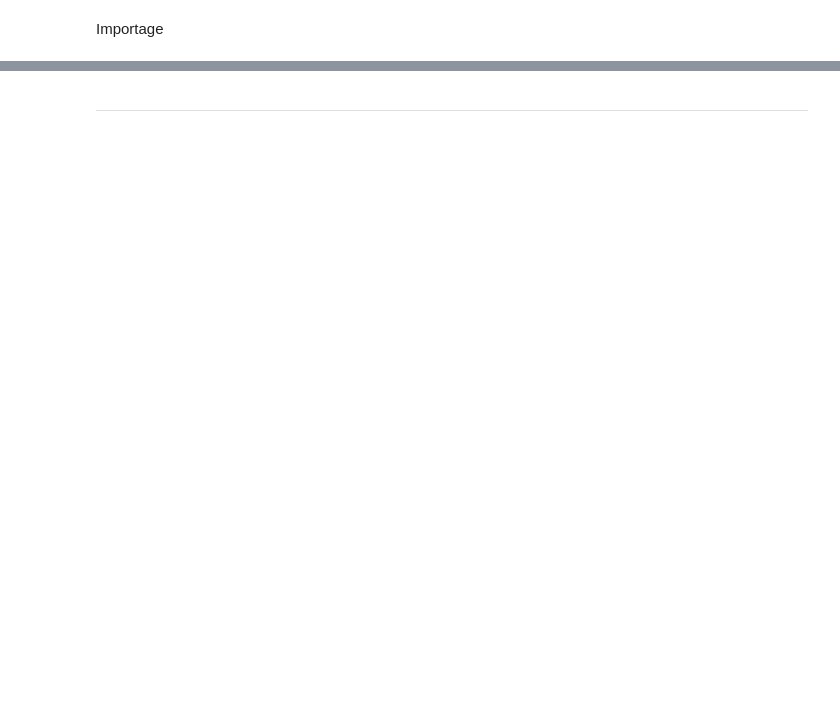
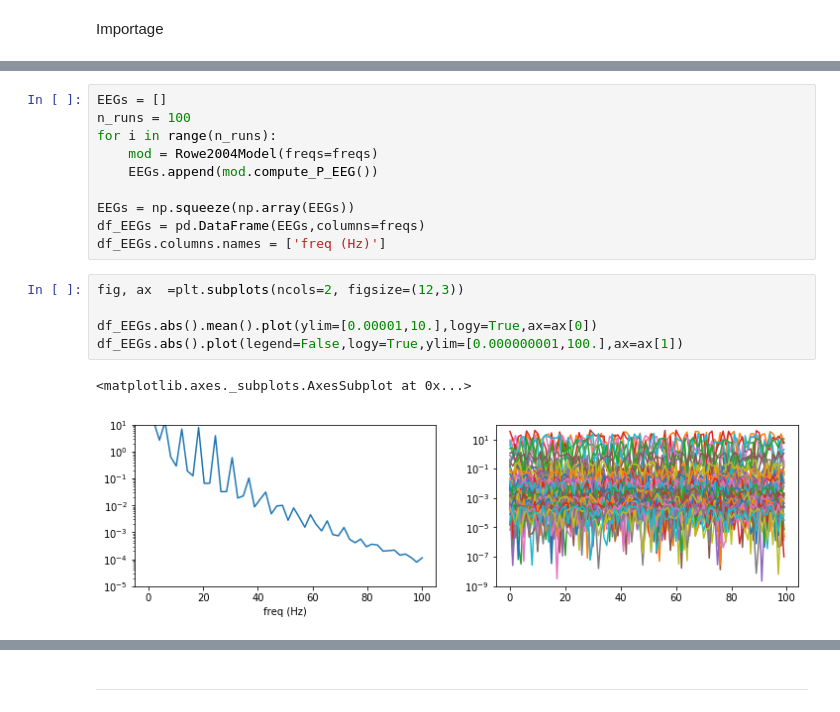
Before and after one commit to Lefebvrelab/SpectralNeuralModels, a Jupyter notebook: scratch/robinson_spectral_model_notes.ipynb, the cells around one changed output, grey strips where cells are left out. Drawn from its saved outputs; the diff is of its cells as text; blank space fills up the shorter version.

```diff
--- a/scratch/robinson_spectral_model_notes.ipynb
+++ b/scratch/robinson_spectral_model_notes.ipynb
@@ -259,0 +344,18 @@ ipdb> c
+# %%
+EEGs = []
+n_runs = 100
+for i in range(n_runs):
+    mod = Rowe2004Model(freqs=freqs)
+    EEGs.append(mod.compute_P_EEG())
+
+EEGs = np.squeeze(np.array(EEGs))
+df_EEGs = pd.DataFrame(EEGs,columns=freqs)
+df_EEGs.columns.names = ['freq (Hz)']
+# %%
+fig, ax  =plt.subplots(ncols=2, figsize=(12,3))
+
+df_EEGs.abs().mean().plot(ylim=[0.00001,10.],logy=True,ax=ax[0])
+df_EEGs.abs().plot(legend=False,logy=True,ylim=[0.000000001,100.],ax=ax[1])
+# %% [output]
+<matplotlib.axes._subplots.AxesSubplot at 0x...>
+[figure, added]
```
Also changed, not shown: parts of 55 cells of this notebook.
